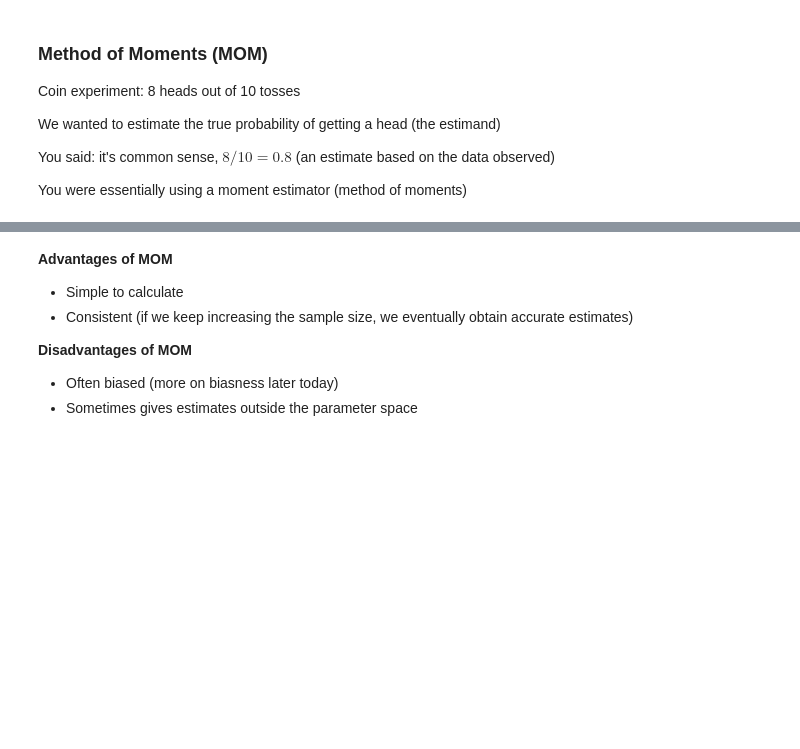
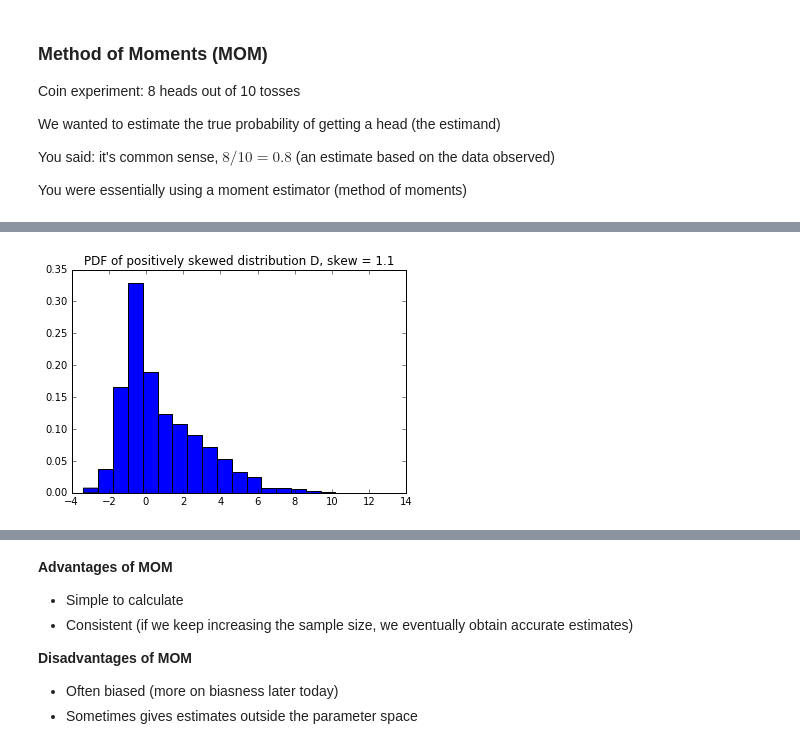
Before and after one commit to jonhilgart22/Galvanize-Statistics, a Jupyter notebook: week4/4-2_Estimates/DSCI6002-4.2-Lecture.ipynb, the cells around one changed output, grey strips where cells are left out. Drawn from its saved outputs; the diff is of its cells as text; code cells hidden in the pictures; blank space fills up the shorter version.

```diff
--- a/week4/4-2_Estimates/DSCI6002-4.2-Lecture.ipynb
+++ b/week4/4-2_Estimates/DSCI6002-4.2-Lecture.ipynb
@@ -133,0 +219,6 @@ $$ \hat{\sigma}^2 = \frac{1}{n} \sum X_i^2 - \bar{X}^2 = \frac{1}{n} \sum (X_i -
+# %%
+hist(d_pos_skew,20,normed=True);
+title("PDF of positively skewed distribution D, skew = {:.2}".format(stats.skew(d_pos_skew)))
+savefig("PosSkew.png")
+# %% [output]
+[figure, added]
```
Also changed, not shown: parts of 45 cells of this notebook, 1 other file.
